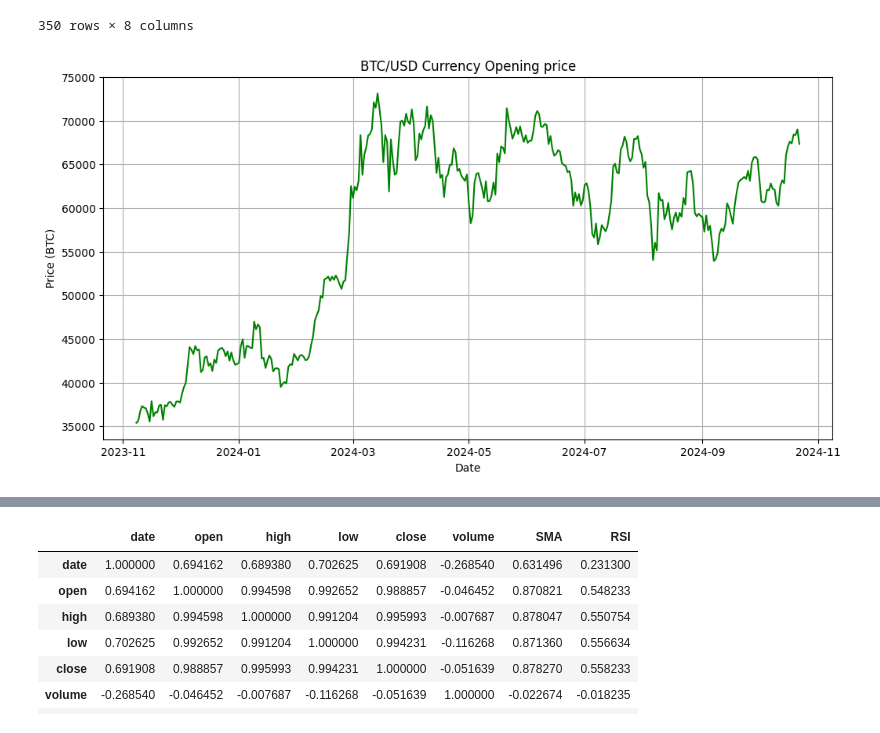
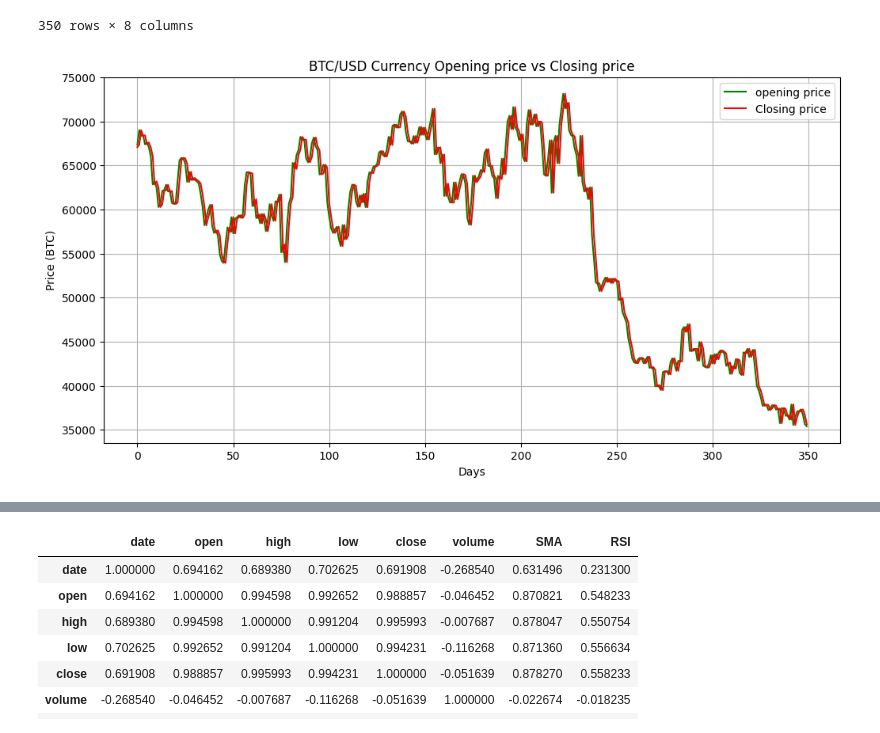
Before and after one commit to stealth44/market_automation, a Jupyter notebook: market_automate.ipynb, the cells around one changed output, grey strips where cells are left out. Cells and saved outputs as stored; diff of their text form; code cells hidden in the pictures.

```diff
--- a/market_automate.ipynb
+++ b/market_automate.ipynb
@@ -125,11 +131,14 @@ cp
 import matplotlib.pyplot as plt
 # %%
+#lets visualize the closing price for Btc
 plt.figure(figsize=(12, 6))
-plt.plot(cp['date'],cp['open'],'g')
-plt.title("BTC/USD Currency Opening price")
-plt.xlabel("Date")
+plt.plot(cp['open'],'g', label='opening price')
+plt.plot(cp['close'],'r',label='Closing price')
+plt.title("BTC/USD Currency Opening price vs Closing price")
+plt.xlabel("Days")
 plt.ylabel("Price (BTC)")
 plt.grid(True)
+plt.legend()
 plt.show()
 # %% [output]
-[figure, old version]
+[figure, new version]
```
Also changed, not shown: parts of 81 cells of this notebook, 1 other file.
